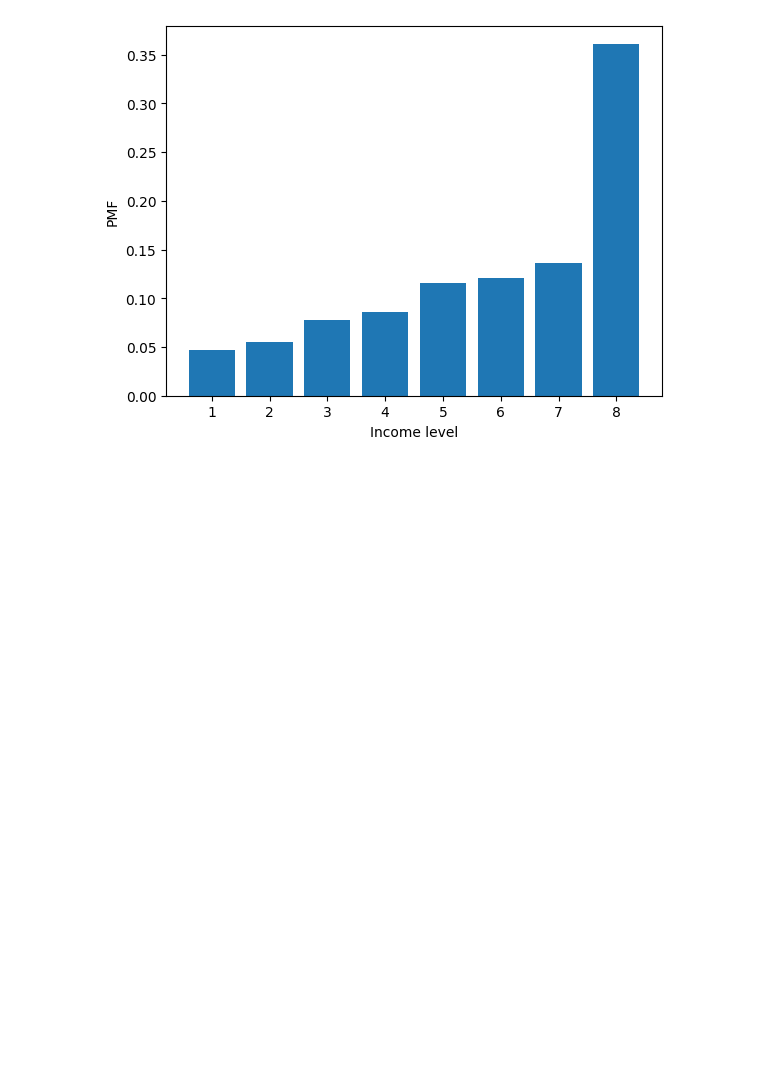
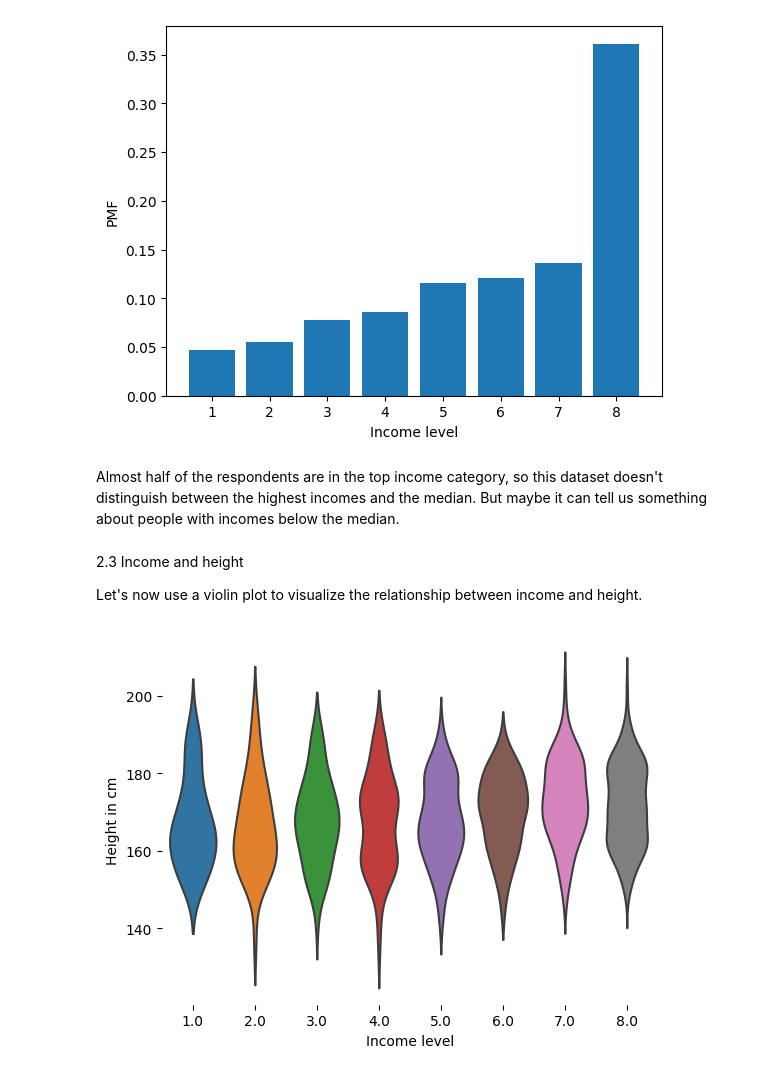
Before and after one commit to yazanhannun/Exploratory-Data-Analysis-in-Python, a Jupyter notebook: 3_ Relationships.ipynb, the cells around one changed output. Saved outputs shown, nothing was run; the diff lists cells and outputs as text; code cells hidden in the pictures; blank space fills up the shorter version.

```diff
--- a/3_ Relationships.ipynb
+++ b/3_ Relationships.ipynb
@@ -208,3 +208,23 @@ plt.ylabel('PMF')
 plt.show()
 # %% [output]
 [figure]
+# %% [markdown]
+Almost half of the respondents are in the top income category, so this dataset doesn't distinguish between the highest incomes and the median. But maybe it can tell us something about people with incomes below the median.
+# %% [markdown]
+2.3 Income and height
+
+Let's now use a violin plot to visualize the relationship between income and height.
+# %%
+# Drop rows with missing data
+data = brfss.dropna(subset=['INCOME2', 'HTM4'])
+
+# Make a violin plot
+sns.violinplot(x='INCOME2', y='HTM4', data=data, inner=None)
+
+# Remove unneeded lines and label axes
+sns.despine(left=True, bottom=True)
+plt.xlabel('Income level')
+plt.ylabel('Height in cm')
+plt.show()
+# %% [output]
+[figure, added]
```
Also changed, not shown: parts of 8 cells of this notebook.
